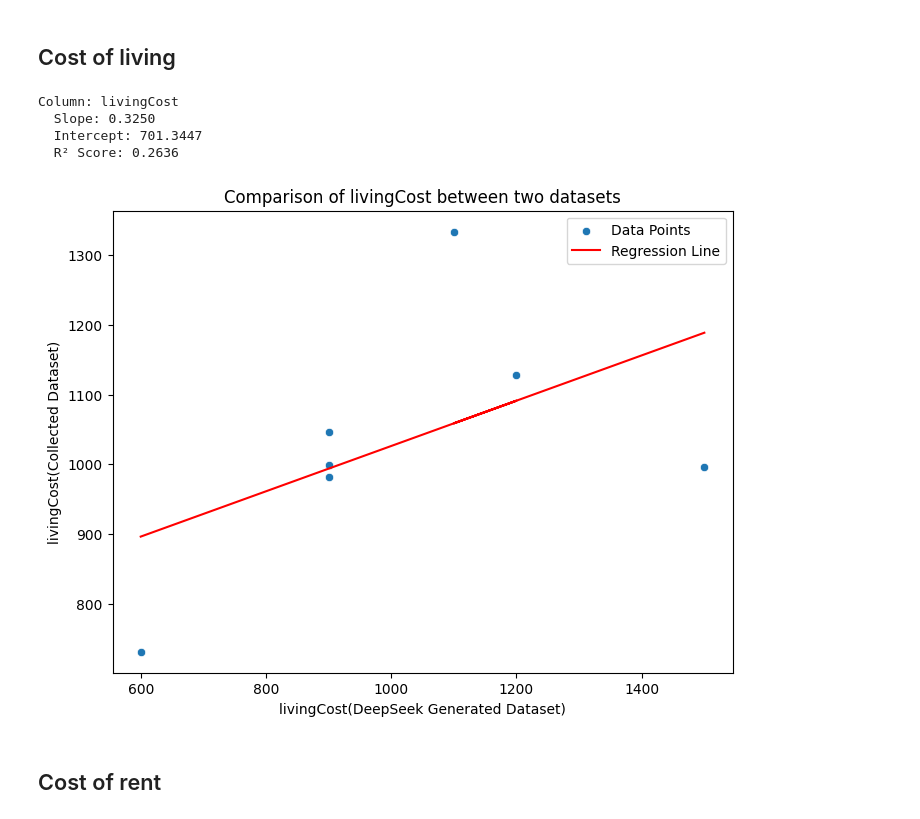
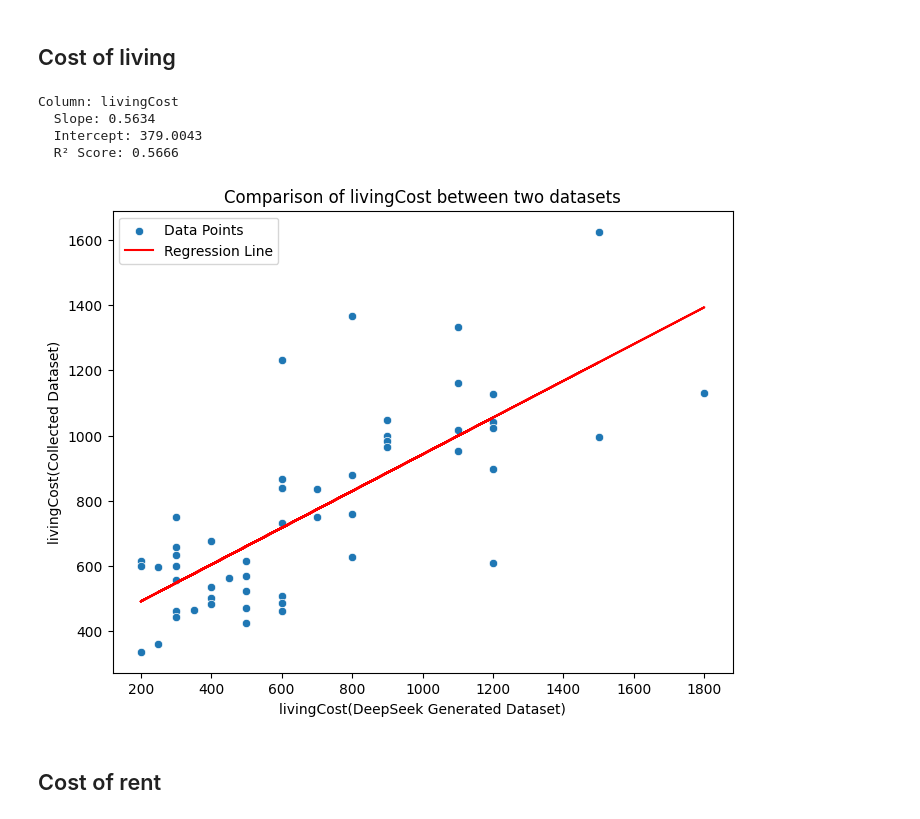
Before and after one commit to IvanDzanija/UniMatch, a Jupyter notebook: datasets/notebooks/deepseekComparison.ipynb, the cells around one changed output. Saved outputs shown, nothing was run; the diff lists cells and outputs as text; code cells hidden in the pictures.

```diff
--- a/datasets/notebooks/deepseekComparison.ipynb
+++ b/datasets/notebooks/deepseekComparison.ipynb
@@ -179,37 +237,48 @@ Column: acceptanceRate
 # %%
 column = "livingCost"
 
-X = merged_df[[column + '_df1']].values
-y = merged_df[column + '_df2'].values
+X_init = merged_df[[column + '_df1']].values
+y_init = merged_df[column + '_df2'].values
+
+X = list()
+y = list()
+columnX = list()
+columnY = list()
+for index in range(len(X_init)):
+    if math.isnan(X_init[index][0]) or math.isnan(y_init[index]):
+        continue
+    else:
+        X.append(X_init[index])
+        y.append(y_init[index])
+        columnX.append(X_init[index][0])
+        columnY.append(y_init[index])
 
 regressor.fit(X, y)
 y_pred = regressor.predict(X)
 
 r2 = r2_score(y, y_pred)
 r2_scores[column] = r2
 
 print(f"Column: {column}")
 print(f"  Slope: {regressor.coef_[0]:.4f}")
 print(f"  Intercept: {regressor.intercept_:.4f}")
 print(f"  R² Score: {r2:.4f}\n")
 
 plt.figure(figsize=(8, 6))
-columnX = column + "_df1"
-columnY = column + "_df2"
-sns.scatterplot(x=merged_df[columnX], y=merged_df[columnY], label='Data Points')
-plt.plot(merged_df[columnX], y_pred, color='red', label='Regression Line')
+sns.scatterplot(x= columnX , y = columnY, label='Data Points')
+plt.plot(columnX, y_pred, color='red', label='Regression Line')
 
 plt.xlabel(column + "(DeepSeek Generated Dataset)")
 plt.ylabel(column + "(Collected Dataset)")
 plt.title("Comparison of " + column + " between two datasets")
 plt.legend()
 plt.show()
 # %% [output]
 Column: livingCost
-  Slope: 0.3250
-  Intercept: 701.3447
-  R² Score: 0.2636
+  Slope: 0.5634
+  Intercept: 379.0043
+  R² Score: 0.5666
-[figure, old version]
+[figure, new version]
 # %% [markdown]
 ## Cost of rent
 # %%
```
Also changed, not shown: parts of 14 cells of this notebook, 1 other file.
